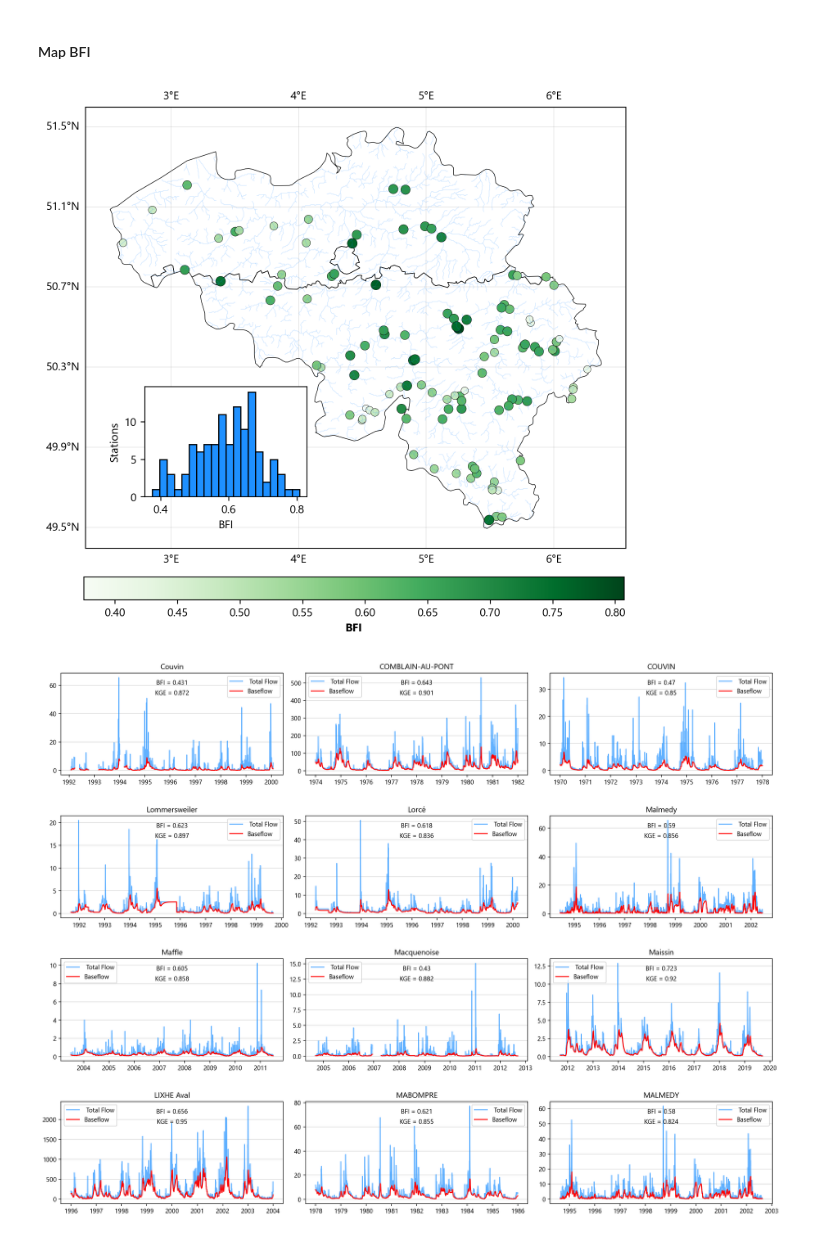
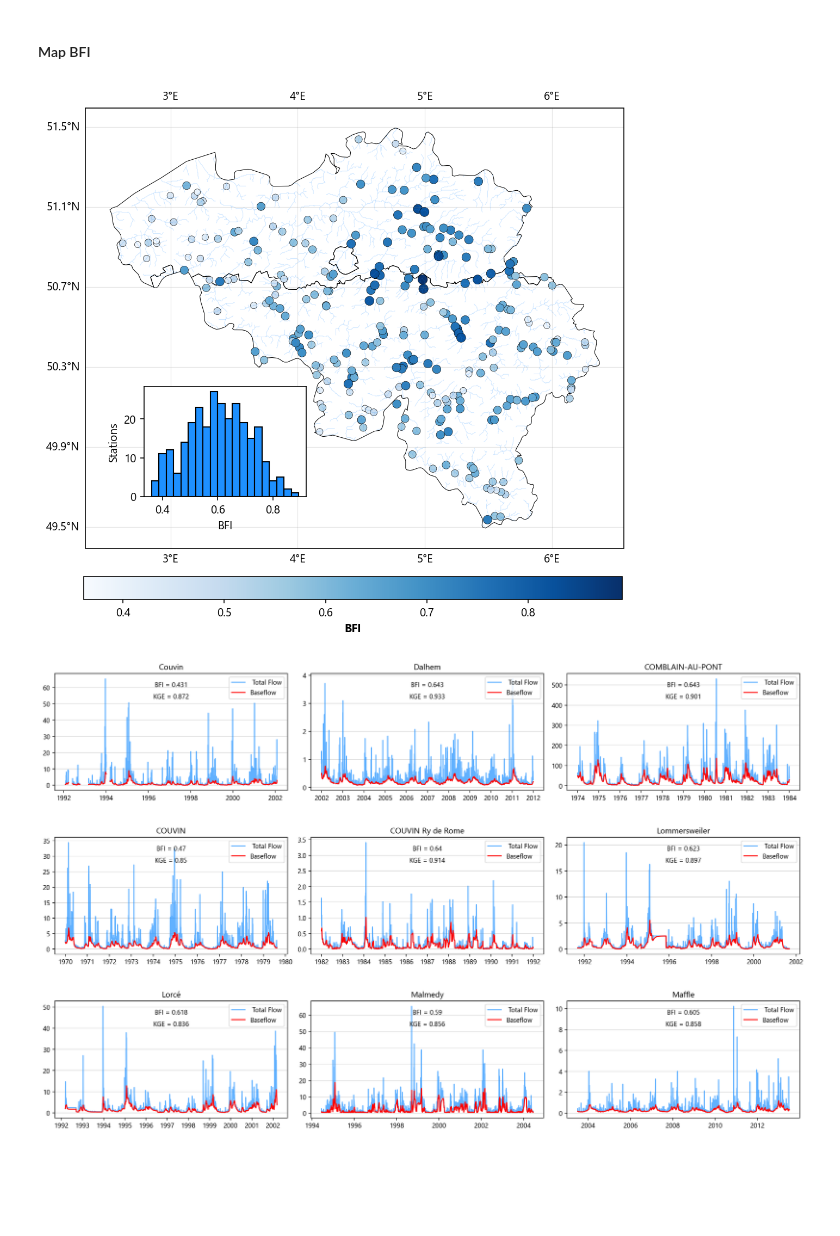
Before and after one commit to klekarkar/mHM_IO_dataprocessing, a Jupyter notebook: baseflow_separation.ipynb, the cells around one changed output. Saved outputs shown, nothing was run; the diff lists cells and outputs as text; code cells hidden in the pictures; blank space fills up the shorter version.

Commit message:
updated baseflow scripts, more stations

```diff
--- a/baseflow_separation.ipynb
+++ b/baseflow_separation.ipynb
@@ -30,7 +30,7 @@ with open('eval_stations_Q.pickle', 'rb') as f:
     eval_stations_Q = pickle.load(f)
 
 #station coordinates
-station_locations = pd.read_csv("mHM_Q_eval_stations.csv", index_col=0)
+station_locations = pd.read_csv("mHM_eval_stations.csv")
 
 #Boundaries data
 be_shp = gpd.read_file(r"W:/VUB/_main_research/mHM/mhm_belgium/be_shp/be.shp")
@@ -44,6 +58,7 @@ rivers_shp = gpd.read_file(r"W:/VUB/_main_research/data/shapefiles/HydroRIVERS_v
 baseflow_dict= {}
 bfi_dict = {}
 kge_dict = {}
+coords_dict = {}
 
 
 for key, data in eval_stations_Q.items():
@@ -52,8 +67,16 @@ for key, data in eval_stations_Q.items():
 
     df = eval_stations_Q[nameStation]
 
+    #drop duplicate station names
+    station_locations.drop_duplicates(subset=['name'], inplace=True)
+
+    #select the station location
+    lat = station_locations.loc[station_locations['name'] == nameStation, 'lat'].values[0]
+    lon = station_locations.loc[station_locations['name'] == nameStation, 'lon'].values[0]
+
+
     print(f'Processing {nameStation}', end='\r')
-    df_baseflow, bfi, df_kge = baseflow.separation(df, return_bfi=True, return_kge=True) # to select a method, use the `method` parameter
+    baseflow_dict, bfi, df_kge = baseflow.separation(df, return_bfi=True, return_kge=True) # to select a method, use the `method` parameter
 
     #choose best method based on KGE
     best_method = df_kge.idxmax(axis=1).iloc[0]  #iloc[0] grabs the station name from the index
@@ -61,14 +84,17 @@ for key, data in eval_stations_Q.items():
     #extract the KGE for the best method
     kge_dict[nameStation] = np.round(df_kge[best_method].iloc[0], 3)
 
+    #store the coordinates
+    coords_dict[nameStation] = (lon, lat)
+
     #extract the baseflow timeseries for the best method
-    df_q = df_baseflow[best_method]
+    df_Qb = baseflow_dict[best_method]
 
     #get the bfi based on the best method
     bfi_dict[nameStation] = np.round(bfi[best_method].iloc[0],3)
 
     #Get the Qtotal and Qbaseflow for the station
-    df_stat = pd.concat([df, df_q], axis=1)
+    df_stat = pd.concat([df, df_Qb], axis=1)
     df_stat.columns = ['Q', 'Q_bf']
 
     baseflow_dict[nameStation] = df_stat
@@ -88,7 +192,7 @@ gdf_bfi_kge = gpd.GeoDataFrame(df_bfi_kge, geometry=gpd.points_from_xy(df_bfi_kg
 #### Map BFI
 # %%
 #### Map the BFI and KGE values
-fig, ax = plt.subplots(figsize=(15, 7), subplot_kw={'projection': ccrs.PlateCarree()}, dpi=200)
+fig, ax = plt.subplots(figsize=(15, 7), subplot_kw={'projection': ccrs.PlateCarree()}, dpi=150)
 
 be_shp.plot(ax=ax, linewidth=0.5,
               edgecolor='black', facecolor='none', zorder=1, transform=ccrs.PlateCarree())
@@ -100,8 +204,8 @@ rivers_shp.plot(ax=ax, linewidth=0.5, alpha=0.2,
 sc = ax.scatter(
     gdf_bfi_kge.geometry.x, gdf_bfi_kge.geometry.y,
     c=gdf_bfi_kge['BFI'],
-    s=gdf_bfi_kge['BFI']*100,
-    cmap='Greens',
+    s=gdf_bfi_kge['BFI']*80,
+    cmap='Blues',
     #norm=norm,
     edgecolor='black',
     linewidth=0.3,
@@ -127,7 +231,7 @@ cax = fig.add_axes([0.291, 0.02, 0.44, 0.04]) #left, bottom, width, height
 # Shared normalization
 stat_min = gdf_bfi_kge['BFI'].min()
 stat_max = gdf_bfi_kge['BFI'].max()
-cmap = 'Greens'  # You can change this to any colormap you prefer
+cmap = 'Blues'  # You can change this to any colormap you prefer
 norm = Normalize(vmin=stat_min, vmax=stat_max)
 cmap = plt.get_cmap(cmap)
 
@@ -135,45 +239,35 @@ cbar = plt.colorbar(ScalarMappable(norm=norm, cmap=cmap), cax=cax, orientation='
 cbar.ax.tick_params(labelsize=10)
 cbar.set_label('BFI', fontsize=10, weight='bold')
 # %% [output]
-[figure, old version]
+[figure, new version]
 # %%
-nrows = 4
+nrows = 3
 ncols = 3
 
-fig,axes = plt.subplots(nrows, ncols, figsize=(20,15), dpi=180)
+fig,axes = plt.subplots(nrows, ncols, figsize=(20,12), dpi=180)
 ax = axes.flatten()
 
 #spaces between the subplots
 plt.subplots_adjust(wspace=0.1, hspace=0.4)
 
 for ax, name in zip(ax, baseflow_dict.keys()):
 
     df = baseflow_dict[name]
     bfi = bfi_dict[name]
     kge = kge_dict[name]
 
     #bfi = round(bfi, 2)
 
     #plot the hydrograph
     min_date = df.index.min()
-    max_date = min_date + pd.DateOffset(years=8)
+    max_date = min_date + pd.DateOffset(years=10)
 
     ax.plot(df['Q'][min_date:max_date], label=' Total Flow', color='dodgerblue', alpha=0.7)
     ax.plot(df['Q_bf'][min_date:max_date], label='Baseflow', color='r')
     ax.set_title(name)
     ax.text(0.5, 0.9, f'BFI = {bfi}', horizontalalignment='center', verticalalignment='center', transform=ax.transAxes)
     ax.text(0.5, 0.8, f'KGE = {kge}', horizontalalignment='center', verticalalignment='center', transform=ax.transAxes)
     ax.grid(axis='y', alpha=0.5)
     ax.legend()
-
-    #remove empty subplots
-    # Remove any unused subplots
-
-
-    #plot the baseflow
-    # plt.plot(dfs['Willems'][min_date:max_date], label='Willems')
-    # plt.plot(dfs['Eckhardt'][min_date:max_date], label='Eckhardt')
-    # plt.plot(dfs['Furey'][min_date:max_date], label='Furey')
-    # plt.plot(dfs['Boughton'][min_date:max_date], label='Boughton')
 # %% [output]
-[figure, old version]
+[figure, new version]
```
Also changed, not shown: parts of 8 cells of this notebook, 6 other files.
